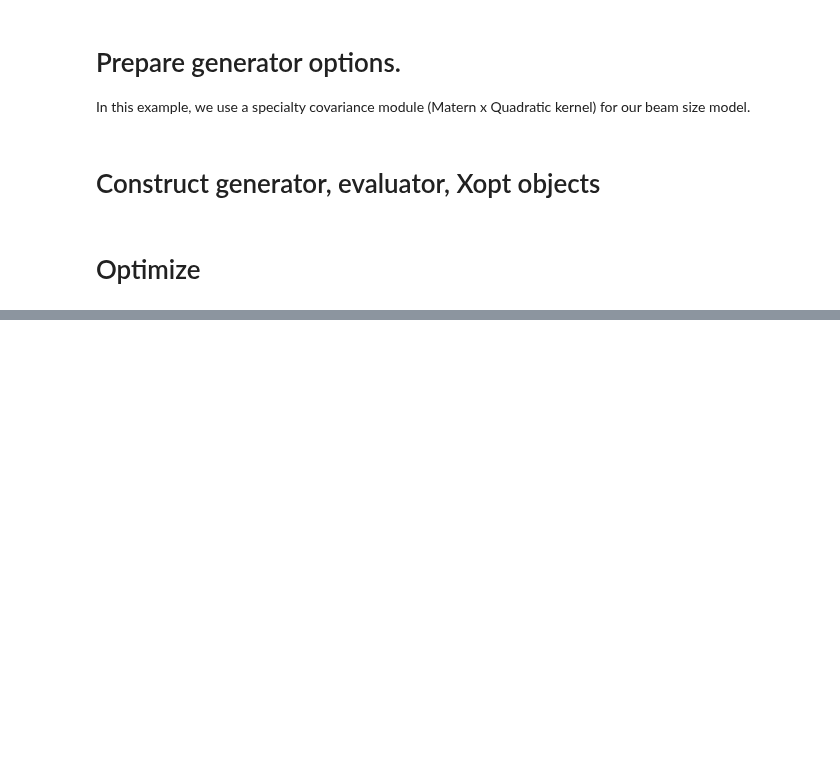
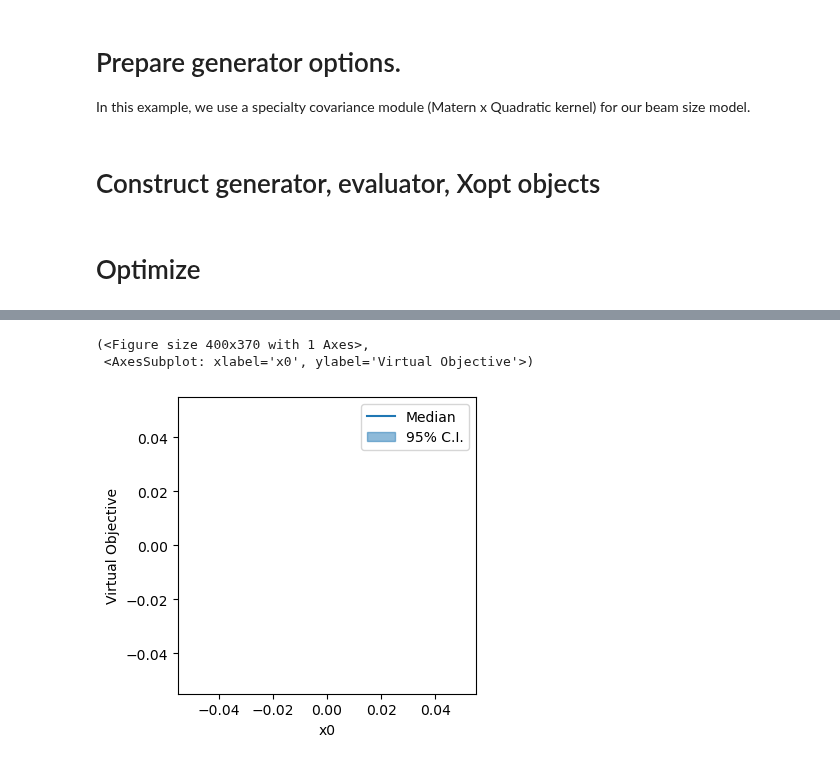
Before and after one commit to roussel-ryan/emitopt, a Jupyter notebook: examples/bax-emittance-xy-minimization-toy-model-THINQUAD.ipynb, the cells around one changed output, grey strips where cells are left out. Saved outputs shown, nothing was run; the diff lists cells and outputs as text; code cells hidden in the pictures; blank space fills up the shorter version.

```diff
--- a/examples/bax-emittance-xy-minimization-toy-model-THINQUAD.ipynb
+++ b/examples/bax-emittance-xy-minimization-toy-model-THINQUAD.ipynb
@@ -277,5 +272,10 @@ visualize_generator_model(optimizer.generator, variable_names=['x0','x1'], refer
 # %%
-# torch.tensor(optimizer.data[vocs.variable_names].iloc[-2].to_numpy().reshape(1,-1))
+from xopt.generators.bayesian.bax.visualize import visualize_virtual_objective
+visualize_virtual_objective(optimizer.generator, variable_names=['x0'],reference_point={'x0':torch.tensor([0.]), 'x1':torch.tensor([0.]), 'x2':torch.tensor([0.]), 'x3':torch.tensor([0.])}, n_grid=10, n_samples=1000)
+# %% [output]
+(<Figure size 400x370 with 1 Axes>,
+ <AxesSubplot: xlabel='x0', ylabel='Virtual Objective'>)
+[figure, added]
 # %%
 results = []
 # %%
```
Also changed, not shown: parts of 13 cells of this notebook, 1 other file.
